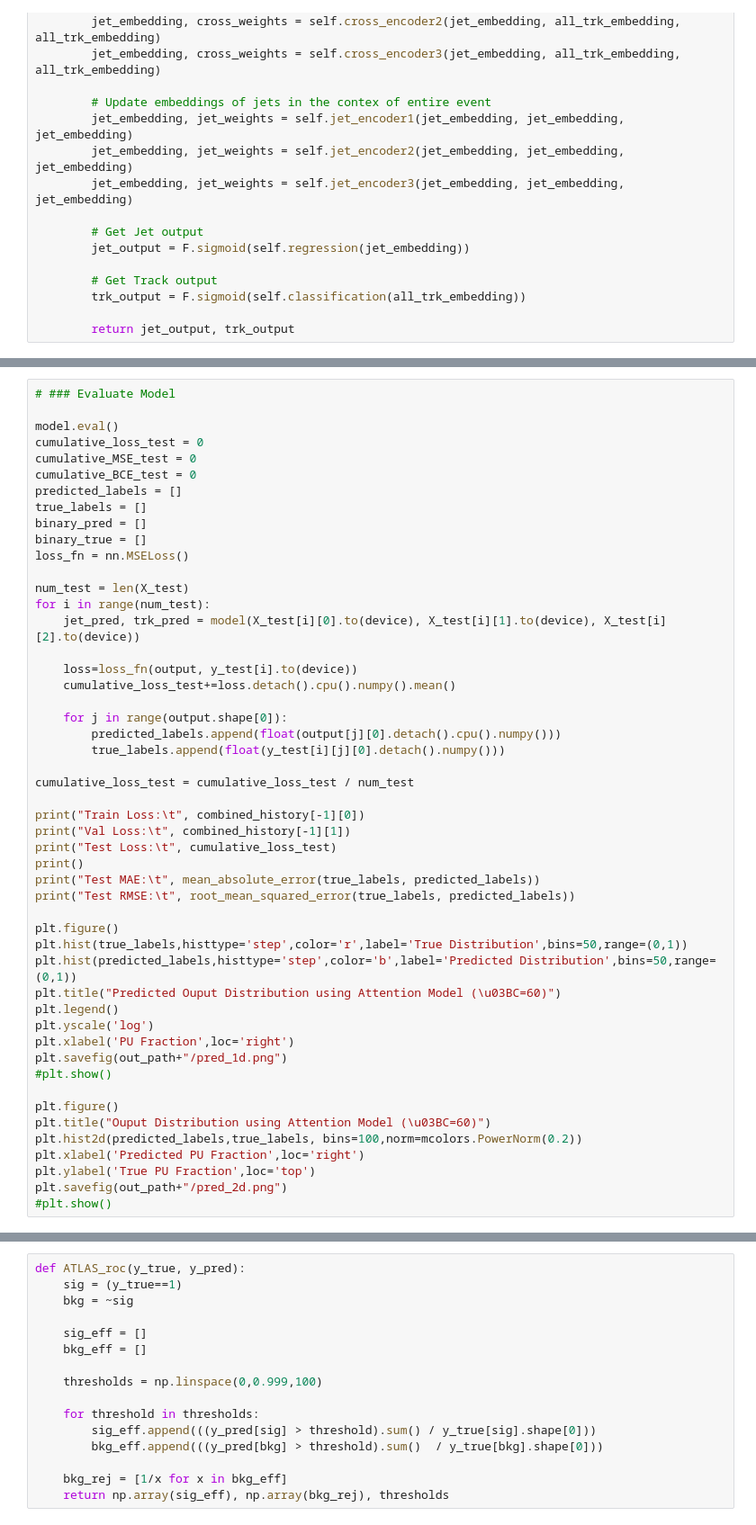
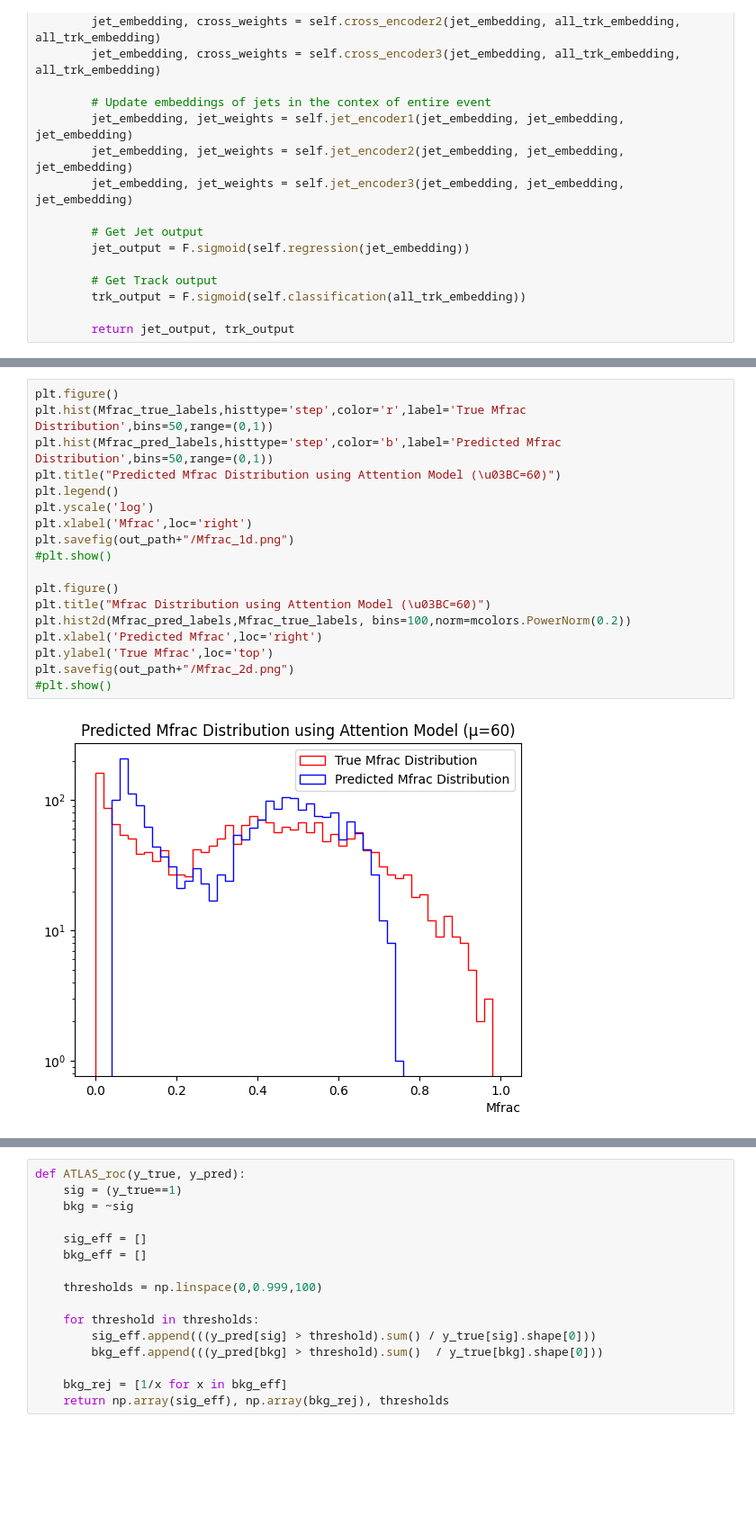
Before and after one commit to LukeV37/Pileup_Project_v1, a Jupyter notebook: models/train.ipynb, the cells around one changed output, grey strips where cells are left out. Shown at 90% size. Drawn from its saved outputs; the diff is of its cells as text; blank space fills up the shorter version.

```diff
--- a/models/train.ipynb
+++ b/models/train.ipynb
@@ -267,50 +354,20 @@ plt.savefig(out_path+"/Loss_Curve.png")
 # %%
-# ### Evaluate Model
-
-model.eval()
-cumulative_loss_test = 0
-cumulative_MSE_test = 0
-cumulative_BCE_test = 0
-predicted_labels = []
-true_labels = []
-binary_pred = []
-binary_true = []
-loss_fn = nn.MSELoss()
-
-num_test = len(X_test)
-for i in range(num_test):
-    jet_pred, trk_pred = model(X_test[i][0].to(device), X_test[i][1].to(device), X_test[i][2].to(device))
-
-    loss=loss_fn(output, y_test[i].to(device))
-    cumulative_loss_test+=loss.detach().cpu().numpy().mean()
-
-    for j in range(output.shape[0]):
-        predicted_labels.append(float(output[j][0].detach().cpu().numpy()))
-        true_labels.append(float(y_test[i][j][0].detach().numpy()))
-
-cumulative_loss_test = cumulative_loss_test / num_test
-
-print("Train Loss:\t", combined_history[-1][0])
-print("Val Loss:\t", combined_history[-1][1])
-print("Test Loss:\t", cumulative_loss_test)
-print()
-print("Test MAE:\t", mean_absolute_error(true_labels, predicted_labels))
-print("Test RMSE:\t", root_mean_squared_error(true_labels, predicted_labels))
-
 plt.figure()
-plt.hist(true_labels,histtype='step',color='r',label='True Distribution',bins=50,range=(0,1))
-plt.hist(predicted_labels,histtype='step',color='b',label='Predicted Distribution',bins=50,range=(0,1))
-plt.title("Predicted Ouput Distribution using Attention Model (\u03BC=60)")
+plt.hist(Mfrac_true_labels,histtype='step',color='r',label='True Mfrac Distribution',bins=50,range=(0,1))
+plt.hist(Mfrac_pred_labels,histtype='step',color='b',label='Predicted Mfrac Distribution',bins=50,range=(0,1))
+plt.title("Predicted Mfrac Distribution using Attention Model (\u03BC=60)")
 plt.legend()
 plt.yscale('log')
-plt.xlabel('PU Fraction',loc='right')
-plt.savefig(out_path+"/pred_1d.png")
+plt.xlabel('Mfrac',loc='right')
+plt.savefig(out_path+"/Mfrac_1d.png")
 #plt.show()
 
 plt.figure()
-plt.title("Ouput Distribution using Attention Model (\u03BC=60)")
-plt.hist2d(predicted_labels,true_labels, bins=100,norm=mcolors.PowerNorm(0.2))
-plt.xlabel('Predicted PU Fraction',loc='right')
-plt.ylabel('True PU Fraction',loc='top')
-plt.savefig(out_path+"/pred_2d.png")
+plt.title("Mfrac Distribution using Attention Model (\u03BC=60)")
+plt.hist2d(Mfrac_pred_labels,Mfrac_true_labels, bins=100,norm=mcolors.PowerNorm(0.2))
+plt.xlabel('Predicted Mfrac',loc='right')
+plt.ylabel('True Mfrac',loc='top')
+plt.savefig(out_path+"/Mfrac_2d.png")
 #plt.show()
+# %% [output]
+[figure, added]
```
Also changed, not shown: parts of 16 cells of this notebook.
